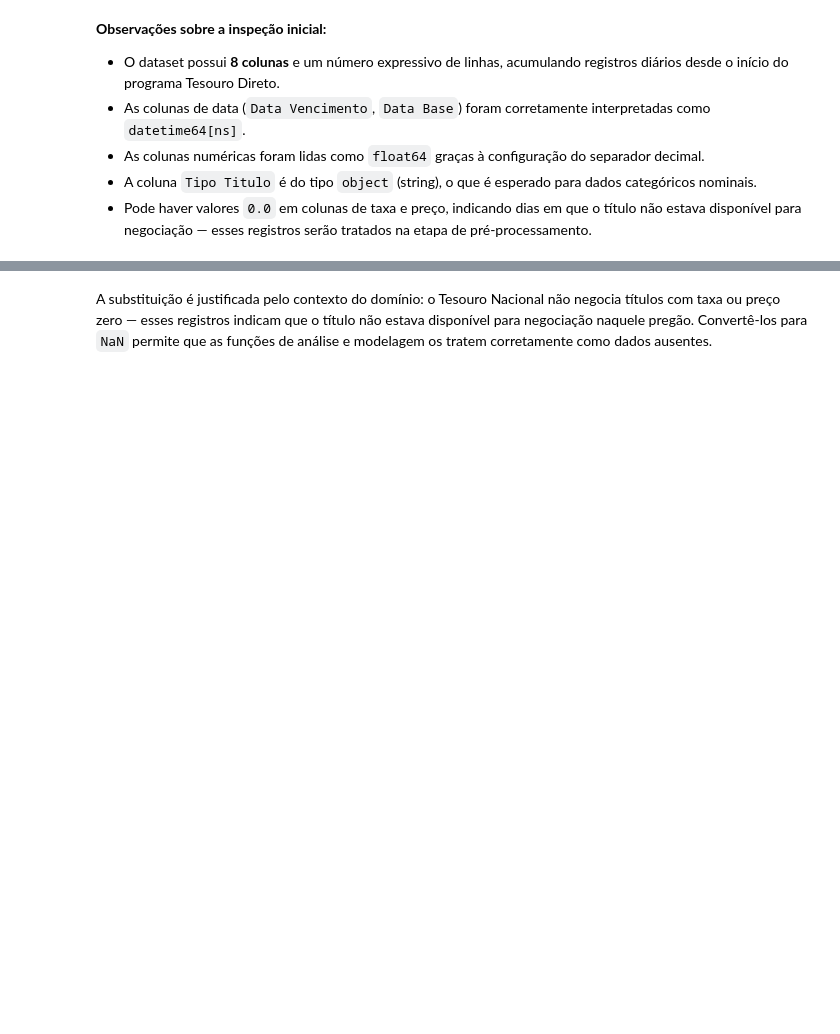
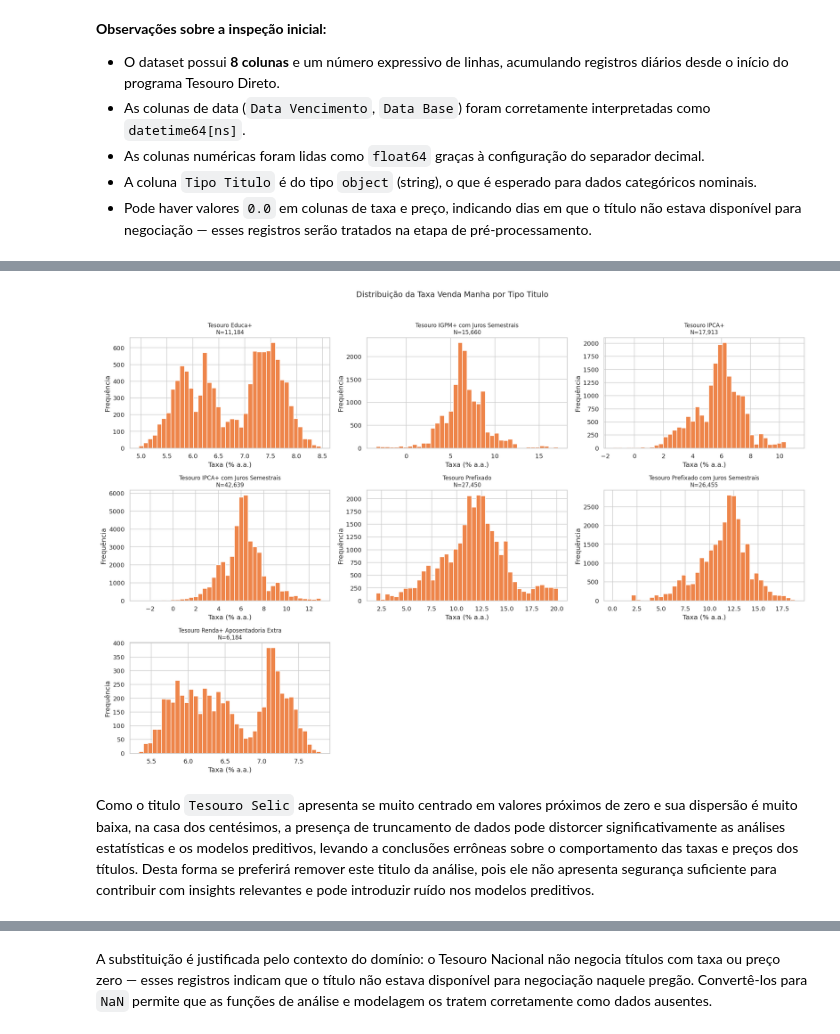
Before and after one commit to marciomocellin/analise-tesouro-direto, a Jupyter notebook: analise_tesouro_direto.ipynb, the cells around one changed output, grey strips where cells are left out. Saved outputs shown, nothing was run; the diff lists cells and outputs as text; code cells hidden in the pictures; blank space fills up the shorter version.

Commit message:
Análise de zeros

```diff
--- a/analise_tesouro_direto.ipynb
+++ b/analise_tesouro_direto.ipynb
@@ -193,0 +231,32 @@ Com base na análise exploratória, as seguintes operações de pré-processamen
+# %%
+# Histograma de Taxa Venda Manha por Tipo Titulo
+
+tipos = sorted(df_raw["Tipo Titulo"].dropna().unique())
+
+n_cols = 3
+n_rows = int(np.ceil(len(tipos) / n_cols))
+
+fig, axes = plt.subplots(n_rows, n_cols, figsize=(18, 4 * n_rows))
+axes = np.array(axes).reshape(-1)
+
+cor = sns.color_palette("muted")[1]
+
+for i, tipo in enumerate(tipos):
+    ax = axes[i]
+    subset = df_raw.loc[df_raw["Tipo Titulo"] == tipo, "Taxa Venda Manha"].dropna()
+    ax.hist(subset, bins=40, color=cor, edgecolor="white")
+    ax.set_title(f"{tipo}\nN={len(subset):,}", fontsize=10)
+    ax.set_xlabel("Taxa (% a.a.)")
+    ax.set_ylabel("Frequência")
+
+# Esconde eixos sobrando (quando grade > quantidade de tipos)
+for j in range(len(tipos), len(axes)):
+    axes[j].axis("off")
+
+plt.suptitle("Distribuição da Taxa Venda Manha por Tipo Titulo", fontsize=14, y=1.02)
+plt.tight_layout()
+plt.show()
+# %% [output]
+[figure, added]
+# %% [markdown]
+Como o titulo `Tesouro Selic` apresenta se muito centrado em valores próximos de zero e sua dispersão é muito baixa, na casa dos centésimos, a presença de truncamento de dados pode distorcer significativamente as análises estatísticas e os modelos preditivos, levando a conclusões errôneas sobre o comportamento das taxas e preços dos títulos. Desta forma se preferirá remover este titulo da análise, pois ele não apresenta segurança suficiente para contribuir com insights relevantes e pode introduzir ruído nos modelos preditivos.
```
Also changed, not shown: parts of 38 cells of this notebook.
